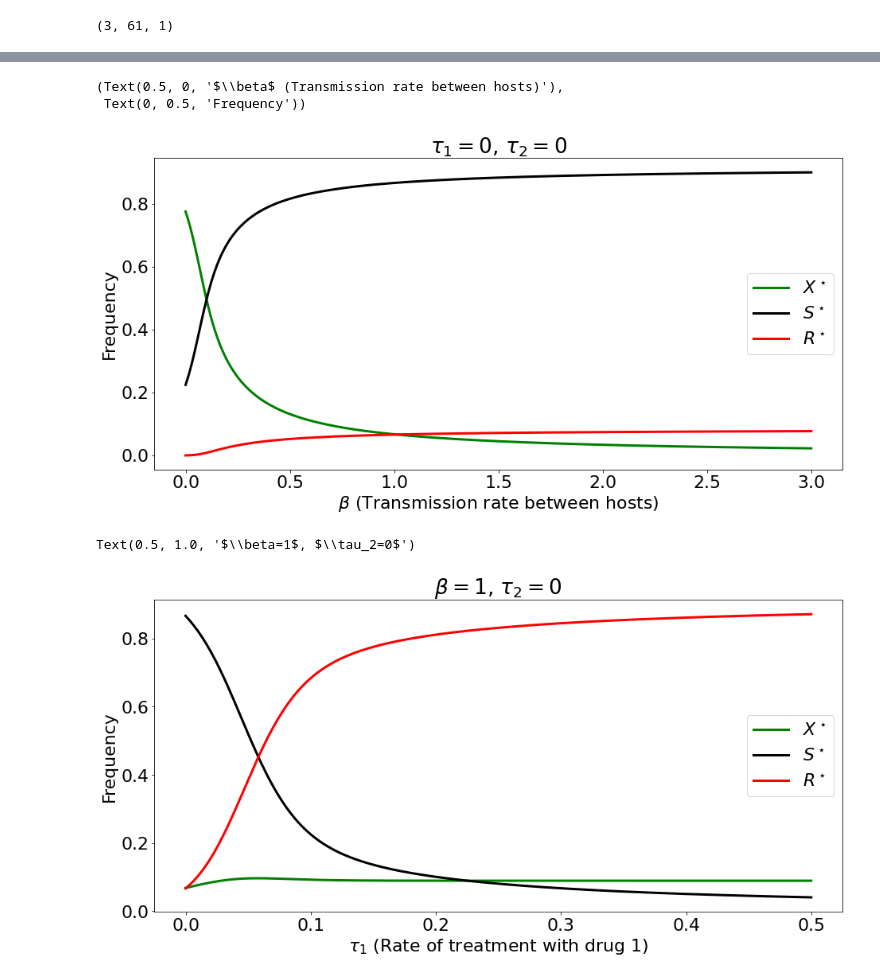
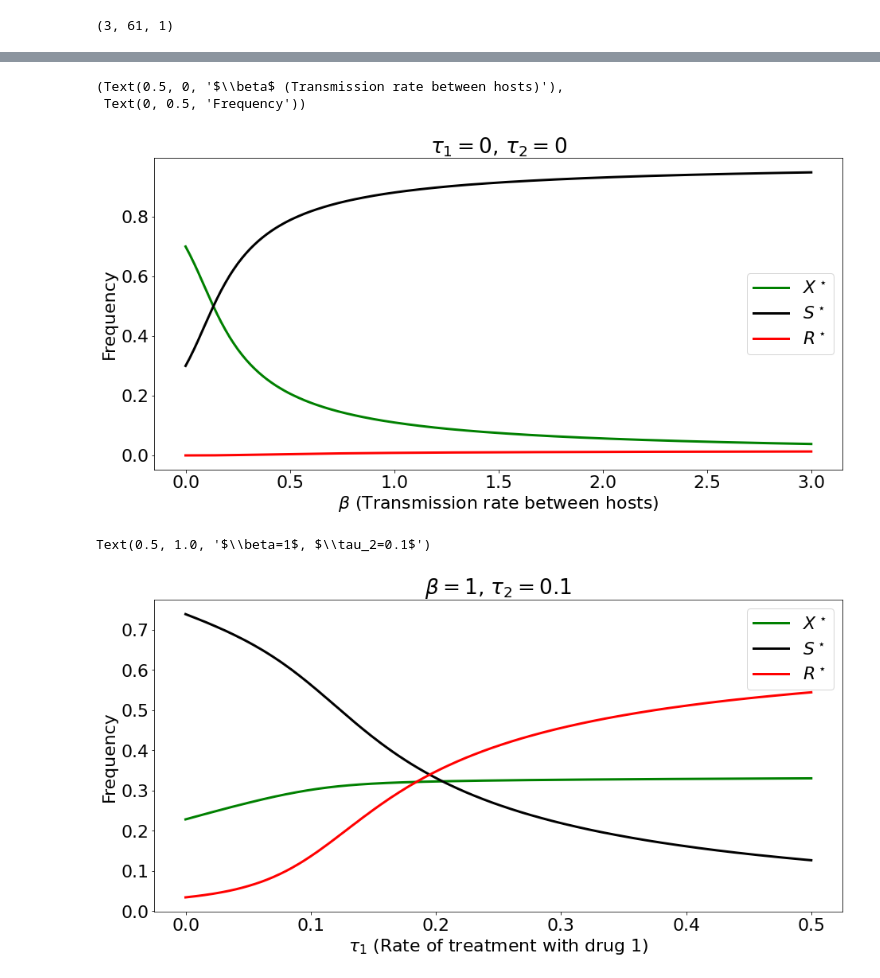
Before and after one commit to ChaosDonkey06/AMR_modeling, a Jupyter notebook: MarcLipsitch_etal_1999.ipynb, the cells around one changed output, grey strips where cells are left out. Cells and saved outputs as stored; diff of their text form; code cells hidden in the pictures.

```diff
--- a/MarcLipsitch_etal_1999.ipynb
+++ b/MarcLipsitch_etal_1999.ipynb
@@ -16,7 +16,6 @@ def binomial_transition(var, rate, dt=1):
     return num_ind
 
 def deterministic_transition(var, rate, dt=1):
-
     return var * rate * dt
 
 def model(x,  beta, tau1, tau2, c, num_ensembles=300, dt=1, transition=binomial_transition):
@@ -33,9 +32,9 @@ def model(x,  beta, tau1, tau2, c, num_ensembles=300, dt=1, transition=binomial_
         [type]: [description]
     """
 
-    m       = 30/100  # Proportion of admitted already colonized individuals with the sensitive strain [adim]
+    m       = 75/100  # Proportion of admitted already colonized individuals with the sensitive strain [adim]
     mu      = 1/15    # Average duration of hospital stay [days]
-    gamma   = 1/45    # Average time from admission or colonization until spontaneous clearance of bacteria carriage [days]
+    gamma   = 1/10    # Average time from admission or colonization until spontaneous clearance of bacteria carriage [days]
     c       = c       # Fitness cost of resistance to drug 1
     tau1    = tau1    # Rate of treatment with drug 1
     tau2    = tau2    # Rate of treatment with drug 2
@@ -155,49 +154,46 @@ ax.set_xlabel(r"$\beta$ (Transmission rate between hosts)"), ax.set_ylabel(r"Fre
 # %% [output]
 (Text(0.5, 0, '$\\beta$ (Transmission rate between hosts)'),
  Text(0, 0.5, 'Frequency'))
-[figure, old version]
+[figure, new version]
 # %%
 import matplotlib.pyplot as plt
 plt.rc('font', size=22) #controls default text size
 
 
-dt = 0.1 # 0.1 days
+dt = 1 # 0.1 days
 
 num_ensembles = 300
 num_days      = int(60 * 1/dt)
 num_vars      = 3
 
 x0 =  [[0.8, 0.15, 0.05]]
 x0 =  np.expand_dims(x0, -1) * np.ones((1, num_ensembles))
 
 x_all = np.full((num_vars, num_days+1, num_ensembles), np.nan)
 x_all[:,0,:] = x0
 
 betas = 1
 tau1  = np.linspace(0, 0.5, num_ensembles)
-tau2  = 0    # 1 / np.linspace(1, 15, num_ensembles)
-c     = 0
+tau2  = 1/10    # 1 / np.linspace(1, 15, num_ensembles)
+c     = 0.05
 
 for t_idx in range(num_days):
-
     x_all[:,t_idx+1,:] = model(x_all[:,t_idx,:],  betas, tau1, tau2, c, num_ensembles=300, dt=dt, transition=deterministic_transition)
-
-
 
 x_steady = x_all[:, -100:, :].mean(-2)
 
 fig, ax = plt.subplots(1, 1, figsize=(15.5, 7.2))
 
 ax.plot(tau1, x_steady[0, :], color="g", lw=3, label=r"$X^\star$")
 ax.plot(tau1, x_steady[1, :], color="k", lw=3, label=r"$S^\star$")
 ax.plot(tau1, x_steady[2, :], color="r", lw=3, label=r"$R^\star$")
 ax.legend()
 
 ax.set_xlabel(r"$\tau_1$ (Rate of treatment with drug 1)"), ax.set_ylabel(r"Frequency")
 ax.set_title(r"$\beta={}$".format(betas)+", "+ r"$\tau_2={}$".format(tau2))
 # %% [output]
-Text(0.5, 1.0, '$\\beta=1$, $\\tau_2=0$')
+Text(0.5, 1.0, '$\\beta=1$, $\\tau_2=0.1$')
-[figure, old version]
+[figure, new version]
 # %%
 
 import matplotlib.pyplot as plt
```
Also changed, not shown: parts of 2 cells of this notebook.
